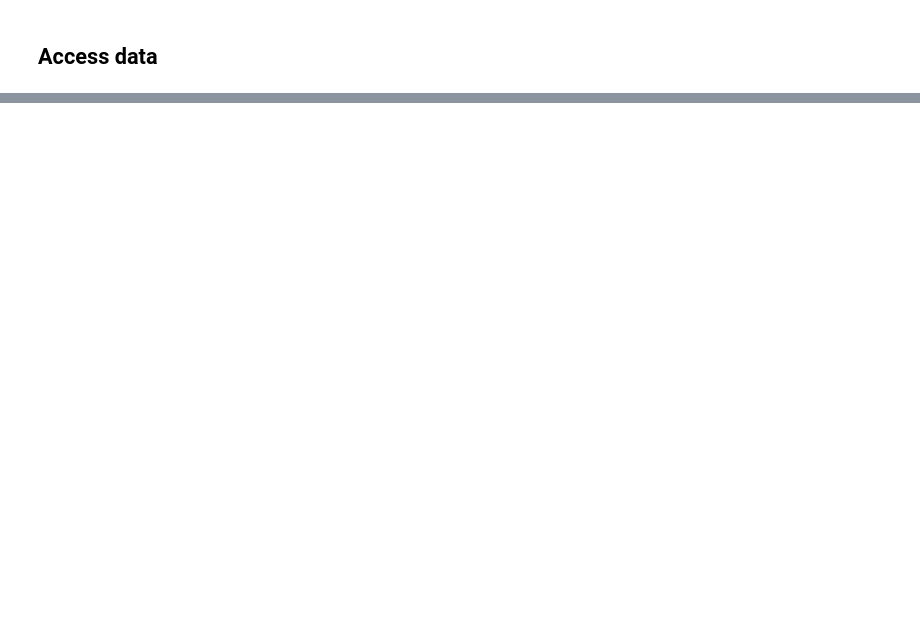
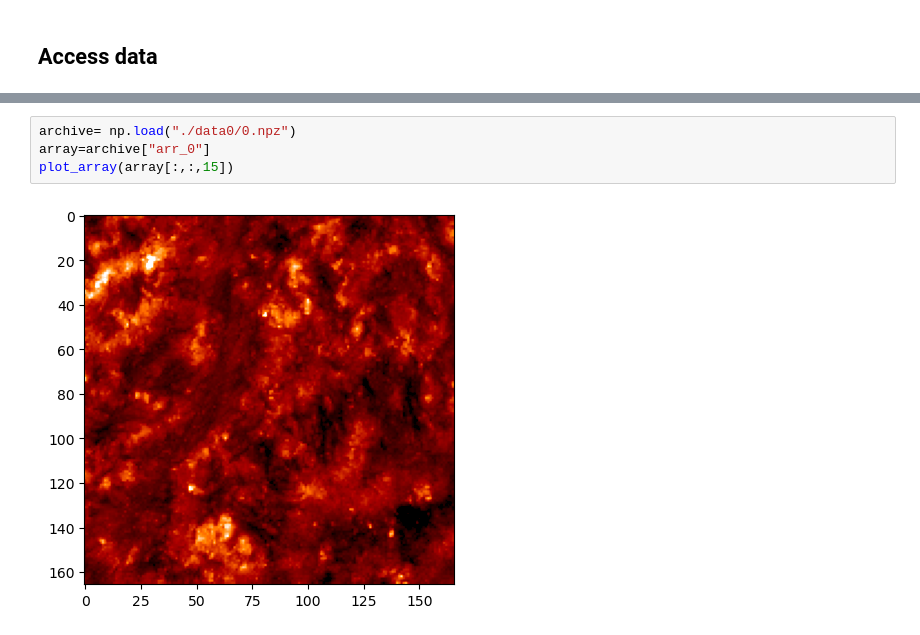
Before and after one commit to CS-433/ml-project-2-jac, a Jupyter notebook: Adrien_messy.ipynb, the cells around one changed output, grey strips where cells are left out. Saved outputs shown, nothing was run; the diff lists cells and outputs as text; blank space fills up the shorter version.

```diff
--- a/Adrien_messy.ipynb
+++ b/Adrien_messy.ipynb
@@ -76,0 +197,6 @@ plot_array(array[:,:,20])
+# %%
+archive= np.load("./data0/0.npz")
+array=archive["arr_0"]
+plot_array(array[:,:,15])
+# %% [output]
+[figure, added]
```
Also changed, not shown: parts of 3 cells of this notebook, 28 other files.
